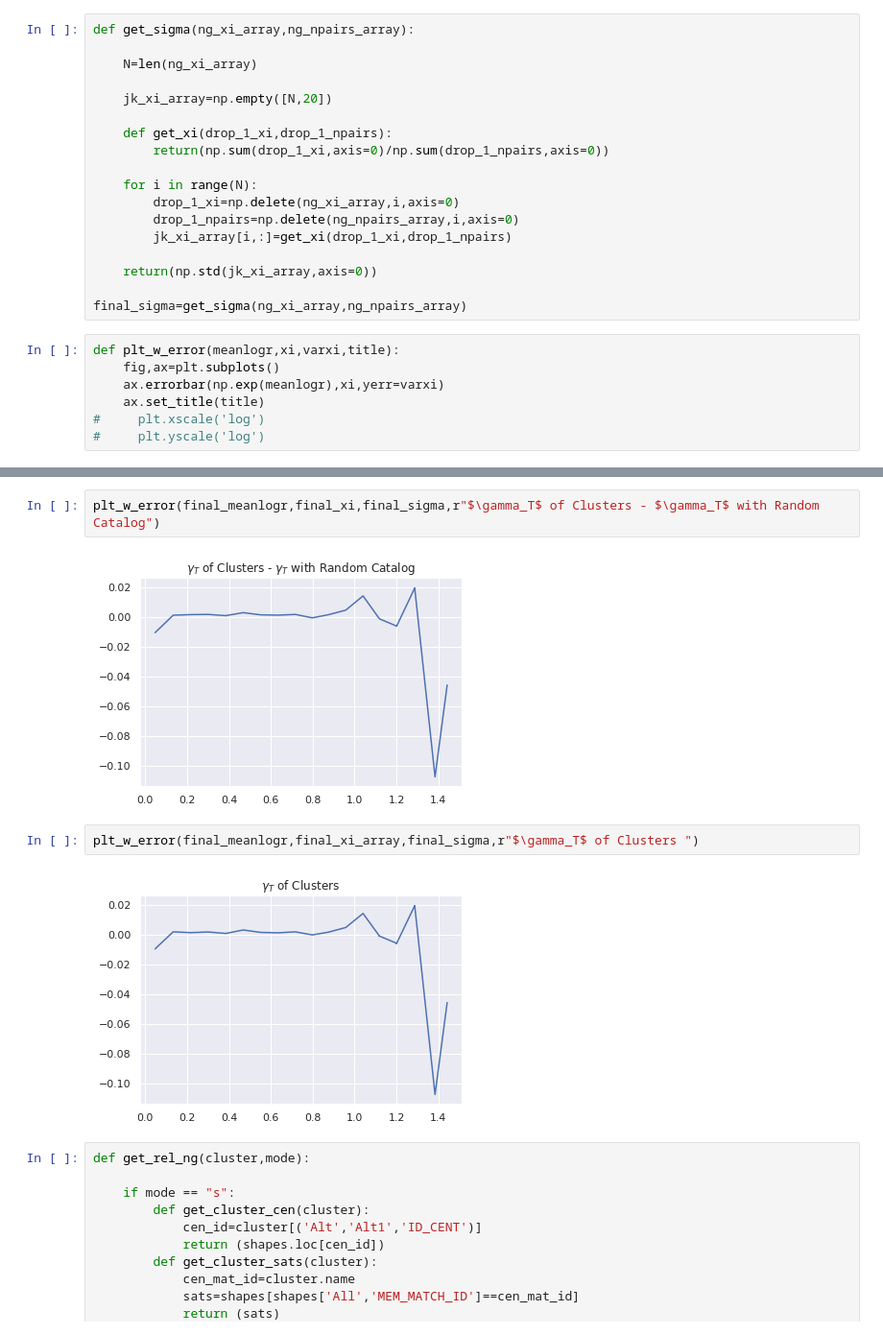
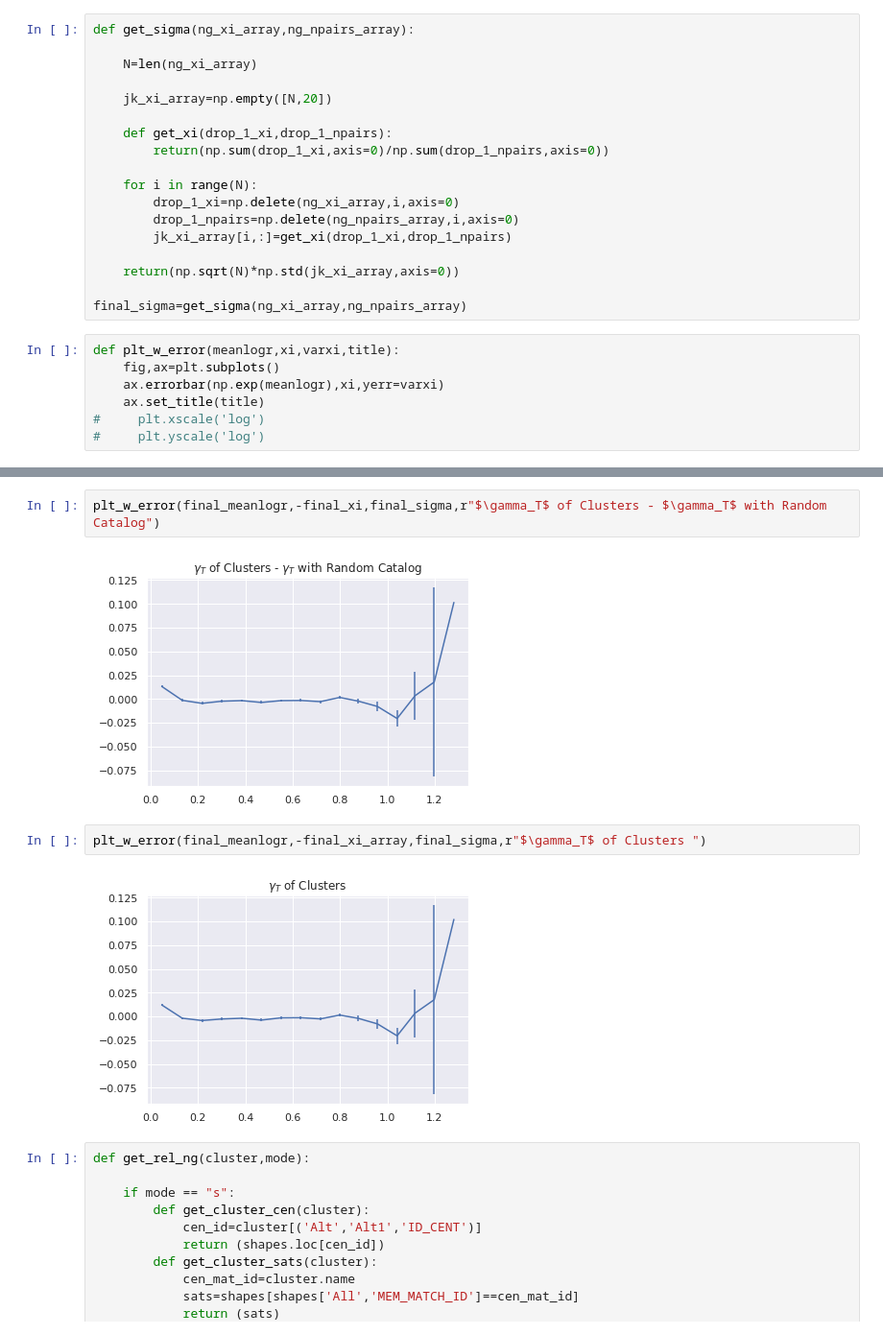
Before and after one commit to aa-12323/sa, a Jupyter notebook: lib/vol_limited/high_z/treecorr_cross.ipynb, the cells around one changed output, grey strips where cells are left out. Shown: that part at 96% size. Cells and saved outputs as stored; diff of their text form.

```diff
--- a/lib/vol_limited/high_z/treecorr_cross.ipynb
+++ b/lib/vol_limited/high_z/treecorr_cross.ipynb
@@ -154,7 +154,7 @@ def get_sigma(ng_xi_array,ng_npairs_array):
         drop_1_npairs=np.delete(ng_npairs_array,i,axis=0)
         jk_xi_array[i,:]=get_xi(drop_1_xi,drop_1_npairs)
 
-    return(np.std(jk_xi_array,axis=0))
+    return(np.sqrt(N)*np.std(jk_xi_array,axis=0))
 
 final_sigma=get_sigma(ng_xi_array,ng_npairs_array)
 # %%
@@ -171,11 +171,11 @@ plt_w_error(ng_r[1]/ng_r[3],final_r_xi,final_r_sigma,r"$\gamma_T$ with Random Ca
 # %%
-plt_w_error(final_meanlogr,final_xi,final_sigma,r"$\gamma_T$ of Clusters - $\gamma_T$ with Random Catalog")
+plt_w_error(final_meanlogr,-final_xi,final_sigma,r"$\gamma_T$ of Clusters - $\gamma_T$ with Random Catalog")
 # %% [output]
-[figure, old version]
+[figure, new version]
 # %%
-plt_w_error(final_meanlogr,final_xi_array,final_sigma,r"$\gamma_T$ of Clusters ")
+plt_w_error(final_meanlogr,-final_xi_array,final_sigma,r"$\gamma_T$ of Clusters ")
 # %% [output]
-[figure, old version]
+[figure, new version]
 # %%
 def get_rel_ng(cluster,mode):
 
```
Also changed, not shown: parts of 1 cell of this notebook, 2 other files.
